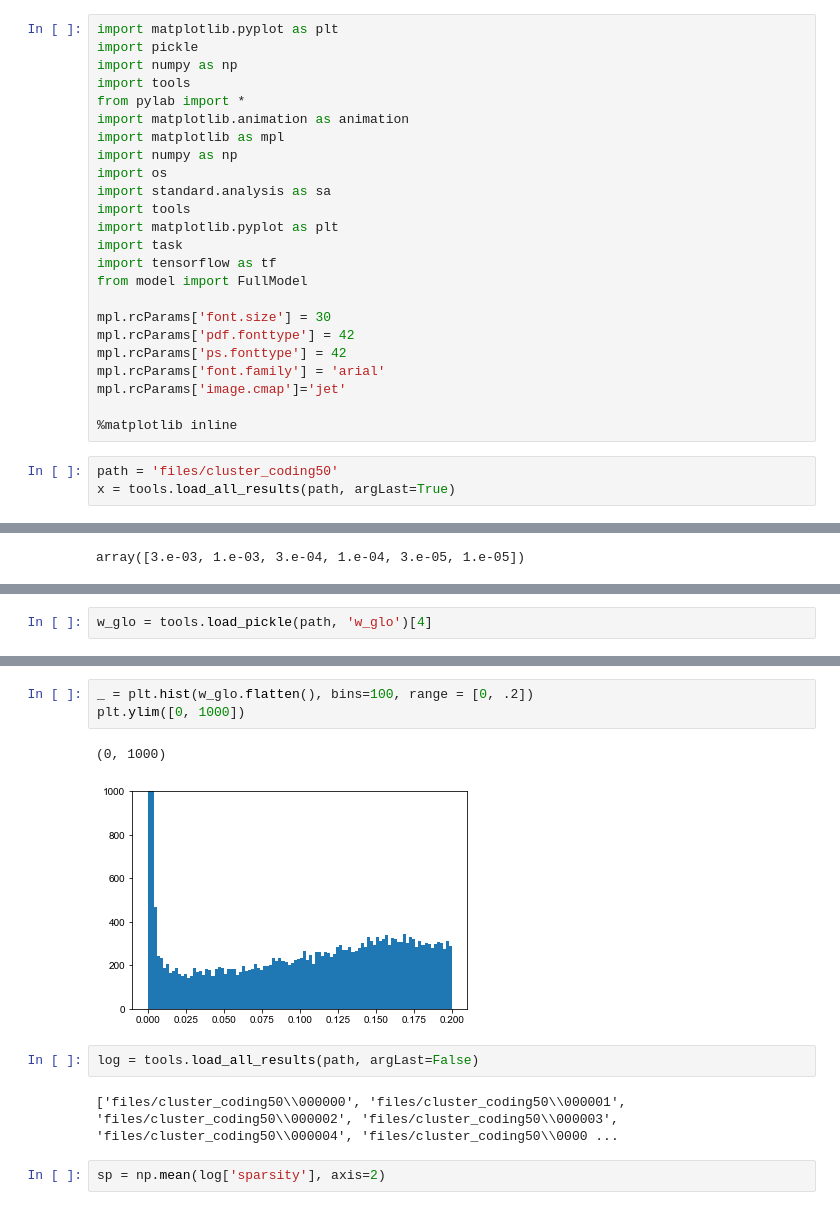
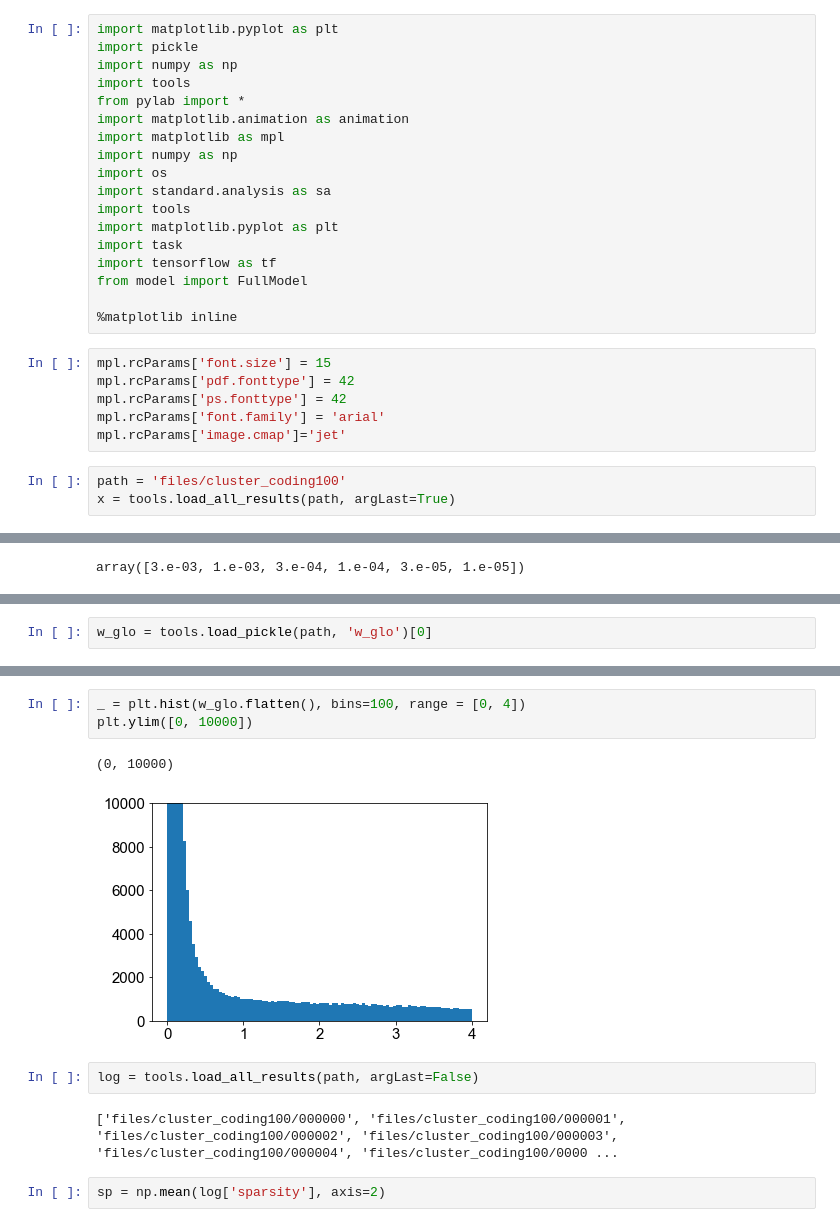
Before and after one commit to gyyang/olfaction_evolution, a Jupyter notebook: notebooks/analyze_K.ipynb, the cells around one changed output, grey strips where cells are left out. Saved outputs shown, nothing was run; the diff lists cells and outputs as text.

```diff
--- a/notebooks/analyze_K.ipynb
+++ b/notebooks/analyze_K.ipynb
@@ -23,14 +23,14 @@ import task
 import tensorflow as tf
 from model import FullModel
 
-mpl.rcParams['font.size'] = 30
-mpl.rcParams['pdf.fonttype'] = 42
-mpl.rcParams['ps.fonttype'] = 42
-mpl.rcParams['font.family'] = 'arial'
-mpl.rcParams['image.cmap']='jet'
-
 %matplotlib inline
+# %%
+mpl.rcParams['font.size'] = 15
+mpl.rcParams['pdf.fonttype'] = 42
+mpl.rcParams['ps.fonttype'] = 42
+mpl.rcParams['font.family'] = 'arial'
+mpl.rcParams['image.cmap']='jet'
 # %%
-path = 'files/cluster_coding50'
+path = 'files/cluster_coding100'
 x = tools.load_all_results(path, argLast=True)
 # %% [output]
@@ -116,5 +121,5 @@ array([3.e-03, 1.e-03, 3.e-04, 1.e-04, 3.e-05, 1.e-05])
 # %%
-w_glo = tools.load_pickle(path, 'w_glo')[4]
+w_glo = tools.load_pickle(path, 'w_glo')[0]
 # %%
 plt.imshow(w_glo[:,:30])
 plt.colorbar()
@@ -124,12 +129,12 @@ plt.colorbar()
 # %%
-_ = plt.hist(w_glo.flatten(), bins=100, range = [0, .2])
-plt.ylim([0, 1000])
+_ = plt.hist(w_glo.flatten(), bins=100, range = [0, 4])
+plt.ylim([0, 10000])
 # %% [output]
-(0, 1000)
+(0, 10000)
-[figure, old version]
+[figure, new version]
 # %%
 log = tools.load_all_results(path, argLast=False)
 # %% [output]
-['files/cluster_coding50\\000000', 'files/cluster_coding50\\000001', 'files/cluster_coding50\\000002', 'files/cluster_coding50\\000003', 'files/cluster_coding50\\000004', 'files/cluster_coding50\\0000 ...
+['files/cluster_coding100/000000', 'files/cluster_coding100/000001', 'files/cluster_coding100/000002', 'files/cluster_coding100/000003', 'files/cluster_coding100/000004', 'files/cluster_coding100/0000 ...
 # %%
 sp = np.mean(log['sparsity'], axis=2)
```
Also changed, not shown: parts of 22 cells of this notebook, 1 other file.
